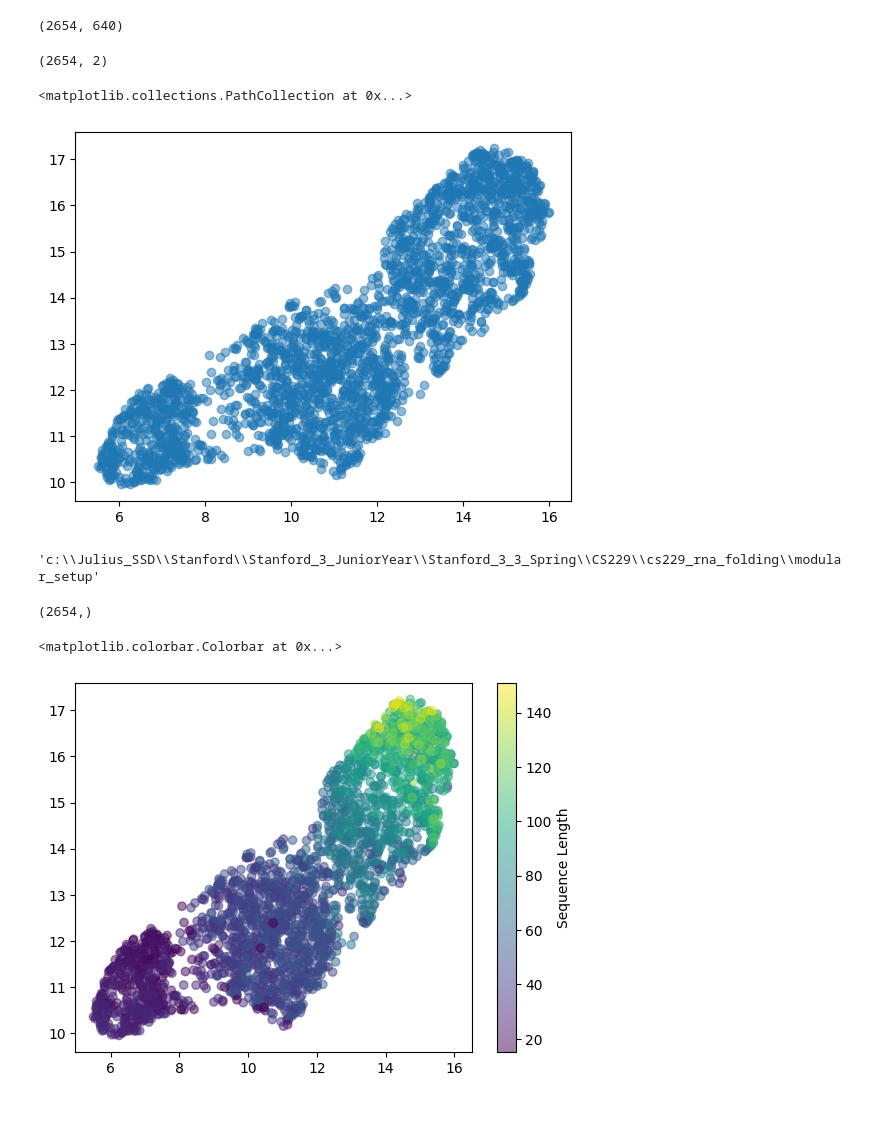
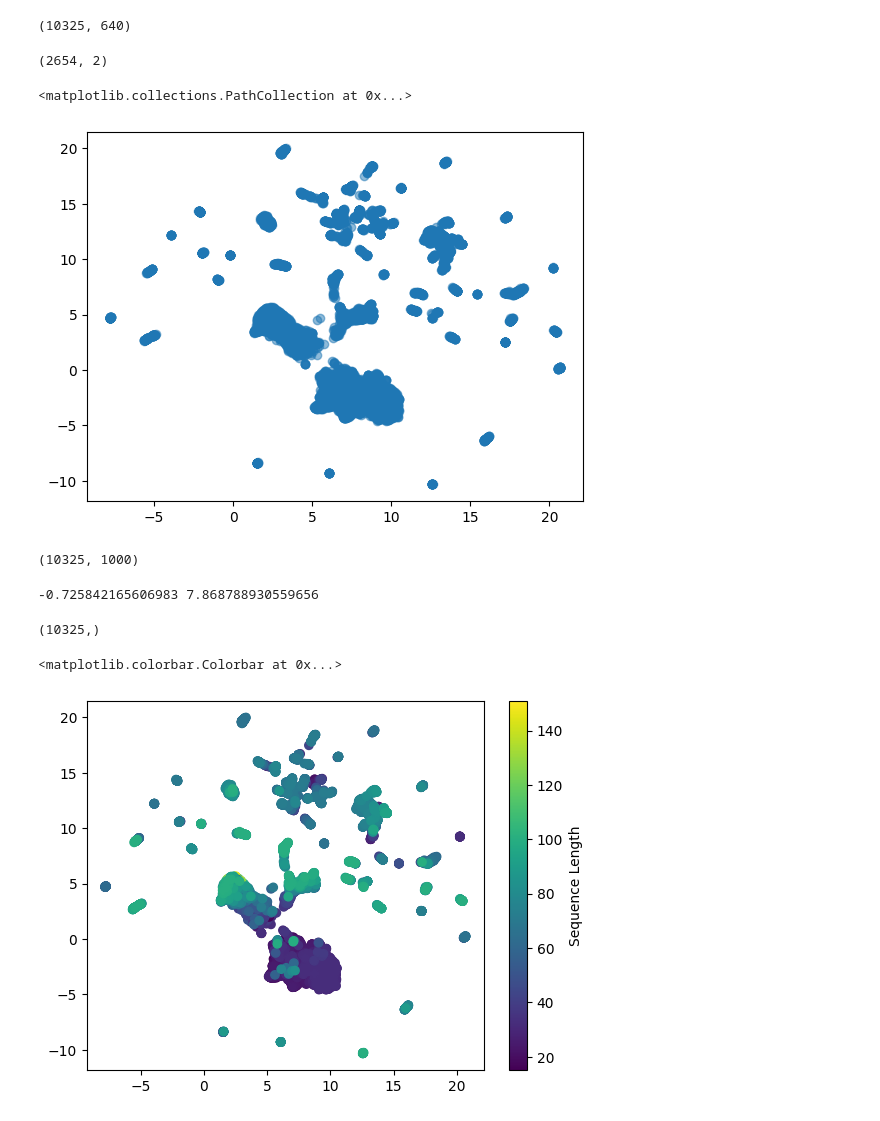
Before and after one commit to julius-2027/cs229_rna_folding, a Jupyter notebook: modular_setup_improved/analyze_embeddings.ipynb, the cells around one changed output. Drawn from its saved outputs; the diff is of its cells as text; code cells hidden in the pictures.

Commit message:
Improved setup for classification of unimodal vs bimodal

```diff
--- a/modular_setup_improved/analyze_embeddings.ipynb
+++ b/modular_setup_improved/analyze_embeddings.ipynb
@@ -9,3 +10,3 @@ from pathlib import Path
 # %%
-embeddings = torch.load('fm-rna_embeddings.pt')
+embeddings = torch.load('all_fm-rna_embeddings_filtered.pt')
 # %%
@@ -14,7 +16,7 @@ embeddings = np.array(embeddings)
 # %%
 embeddings.shape
 # %% [output]
-(2654, 640)
+(10325, 640)
 # %%
 # tsne = TSNE(n_components=2, random_state=42)
 # reduced_embeddings = tsne.fit_transform(embeddings)
@@ -29,4 +31,4 @@ reduced_embeddings = reducer.fit_transform(scaled_data)
 plt.scatter(reduced_embeddings[:,0], reduced_embeddings[:,1], alpha=0.5)
 # %% [output]
 <matplotlib.collections.PathCollection at 0x...>
-[figure, old version]
+[figure, new version]
@@ -35,4 +34,0 @@ import os
-# %%
-os.getcwd()
-# %% [output]
-'c:\\Julius_SSD\\Stanford\\Stanford_3_JuniorYear\\Stanford_3_3_Spring\\CS229\\cs229_rna_folding\\modular_setup'
@@ -42,4 +35,5 @@ arr_medlogfpt = np.loadtxt('../kinpfn_testing_set/parquet_parsing/arr_medlogfpt.
-# %%
-arr_medlogfpt.shape
-# %% [output]
-(2654,)
+# %%
+df = pd.read_parquet('synthetic+real_dataset_filtered_numpeaks.parquet')
+# %%
+arr_seqlength = np.array(df['length'])
+arr_numpeaks = np.array(df['num_peaks'])
@@ -45,0 +42,4 @@ arr_medlogfpt.shape
+# %%
+arr_fpts.shape
+# %% [output]
+(10325, 1000)
@@ -46,8 +53,16 @@ arr_medlogfpt.shape
+# %%
+print(np.min(arr_medlog10fpt), np.max(arr_medlog10fpt))
+# %% [output]
+-0.725842165606983 7.868788930559656
+# %%
+arr_medlog10fpt.shape
+# %% [output]
+(10325,)
 # %%
-plt.scatter(reduced_embeddings[:,0], reduced_embeddings[:,1], alpha=0.5,
+plt.scatter(reduced_embeddings[:,0], reduced_embeddings[:,1], alpha=1,
             c=arr_seqlength, cmap='viridis')
 
 plt.colorbar(label='Sequence Length')
 # %% [output]
 <matplotlib.colorbar.Colorbar at 0x...>
-[figure, old version]
+[figure, new version]
```
Also changed, not shown: parts of 28 cells of this notebook, 25 other files.
